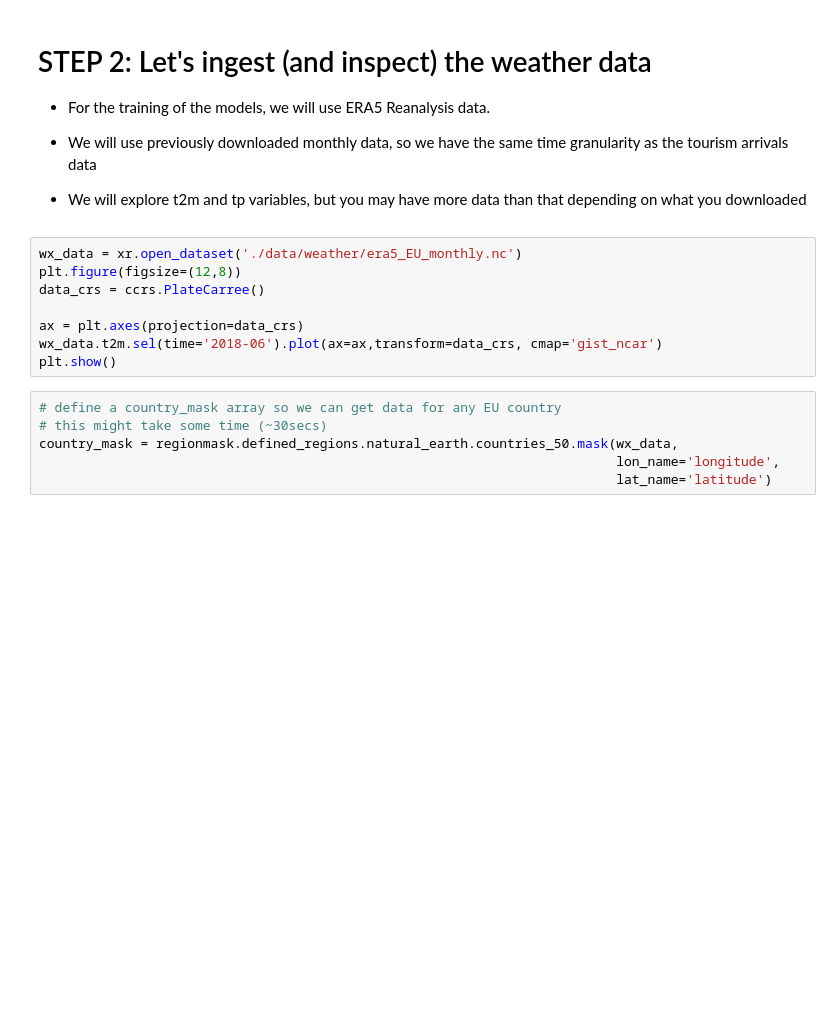
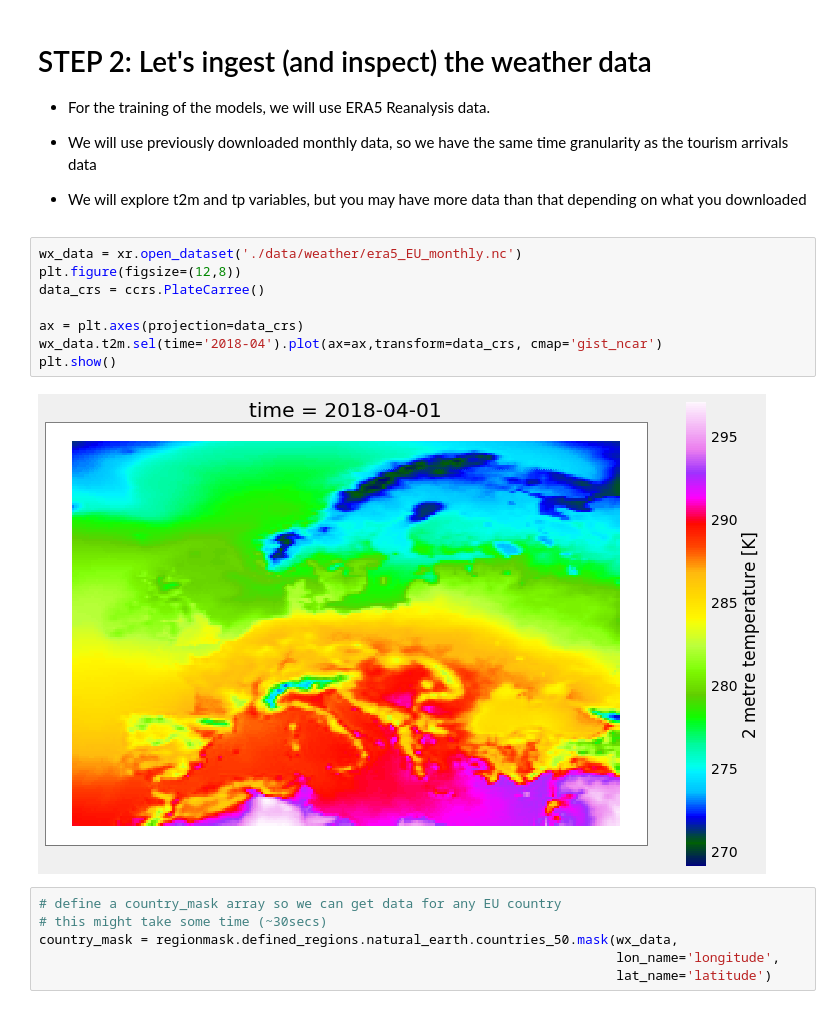
Before and after one commit to igorol/EMS2019_python_workshop, a Jupyter notebook: ML - Part 1.ipynb, the cells around one changed output. Cells and saved outputs as stored; diff of their text form; blank space fills up the shorter version.

```diff
--- a/ML - Part 1.ipynb
+++ b/ML - Part 1.ipynb
@@ -102,11 +123,13 @@ plt.show()
 # %%
 wx_data = xr.open_dataset('./data/weather/era5_EU_monthly.nc')
 plt.figure(figsize=(12,8))
 data_crs = ccrs.PlateCarree()
 
 ax = plt.axes(projection=data_crs)
-wx_data.t2m.sel(time='2018-06').plot(ax=ax,transform=data_crs, cmap='gist_ncar')
+wx_data.t2m.sel(time='2018-04').plot(ax=ax,transform=data_crs, cmap='gist_ncar')
 plt.show()
+# %% [output]
+[figure, added]
 # %%
 # define a country_mask array so we can get data for any EU country
 # this might take some time (~30secs)
```
Also changed, not shown: parts of 23 cells of this notebook, 2 other files.
